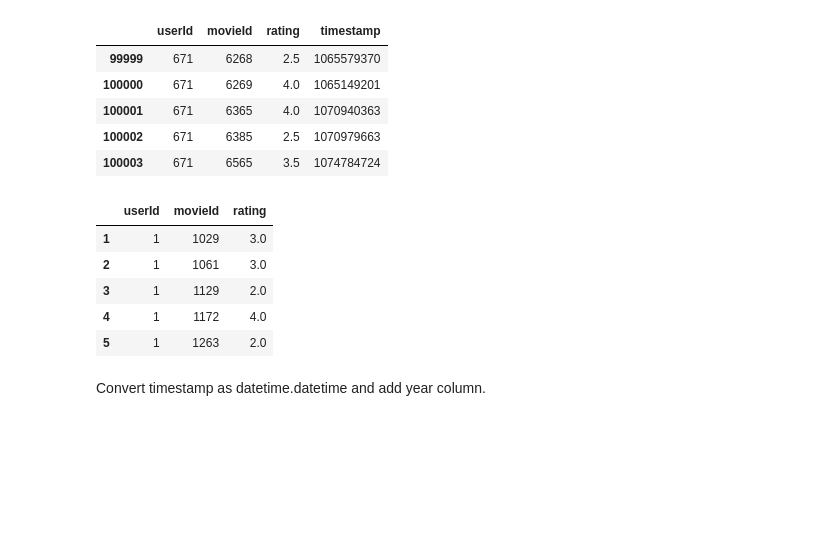
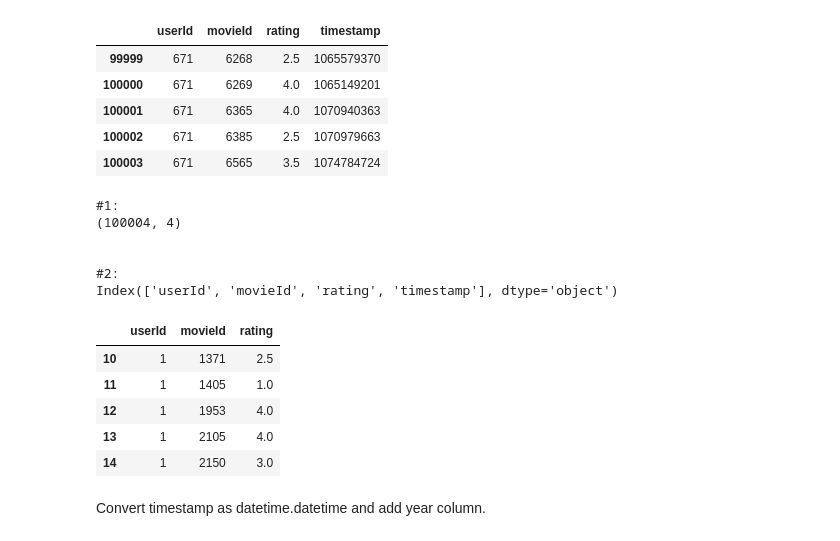
Before and after one commit to recobell/fc-rec-workshop, a Jupyter notebook: movielens/exercise-1.ipynb, the cells around one changed output. Cells and saved outputs as stored; diff of their text form; code cells hidden in the pictures; blank space fills up the shorter version.

```diff
--- a/movielens/exercise-1.ipynb
+++ b/movielens/exercise-1.ipynb
@@ -10,6 +13,19 @@ import matplotlib.pyplot as plt
 import datetime
 import random
 import math
+# %%
+# For lecture
+np.set_printoptions(precision=2)
+pd.set_option('display.precision', 2)
+
+import builtins
+from inspect import currentframe, getframeinfo
+
+def print(*args, **kwargs):
+    cf = currentframe()
+    builtins.print("#{}:".format(cf.f_back.f_lineno))
+    builtins.print(*args, **kwargs)
+    builtins.print('\n')
 # %% [markdown]
 Load csv data as DataFrame
 # %%
@@ -44,14 +52,24 @@ df.tail(5)
 | 100001 | 671 | 6365 | 4.0 | 1070940363 |
 | 100002 | 671 | 6385 | 2.5 | 1070979663 |
 | 100003 | 671 | 6565 | 3.5 | 1074784724 |
+# %%
+print(df.shape)
+print(df.columns)
+# %% [output]
+#1:
+(100004, 4)
+
+
+#2:
+Index(['userId', 'movieId', 'rating', 'timestamp'], dtype='object')
 # %%
-df.loc[1:5, ['userId', 'movieId', 'rating']]
+df[['userId', 'movieId', 'rating']].iloc[10:15]
 # %% [output]
 |  | userId | movieId | rating |
-| 1 | 1 | 1029 | 3.0 |
-| 2 | 1 | 1061 | 3.0 |
-| 3 | 1 | 1129 | 2.0 |
-| 4 | 1 | 1172 | 4.0 |
-| 5 | 1 | 1263 | 2.0 |
+| 10 | 1 | 1371 | 2.5 |
+| 11 | 1 | 1405 | 1.0 |
+| 12 | 1 | 1953 | 4.0 |
+| 13 | 1 | 2105 | 4.0 |
+| 14 | 1 | 2150 | 3.0 |
 # %% [markdown]
 Convert timestamp as datetime.datetime and add year column.
```
Also changed, not shown: parts of 23 cells of this notebook, 1 other file.
